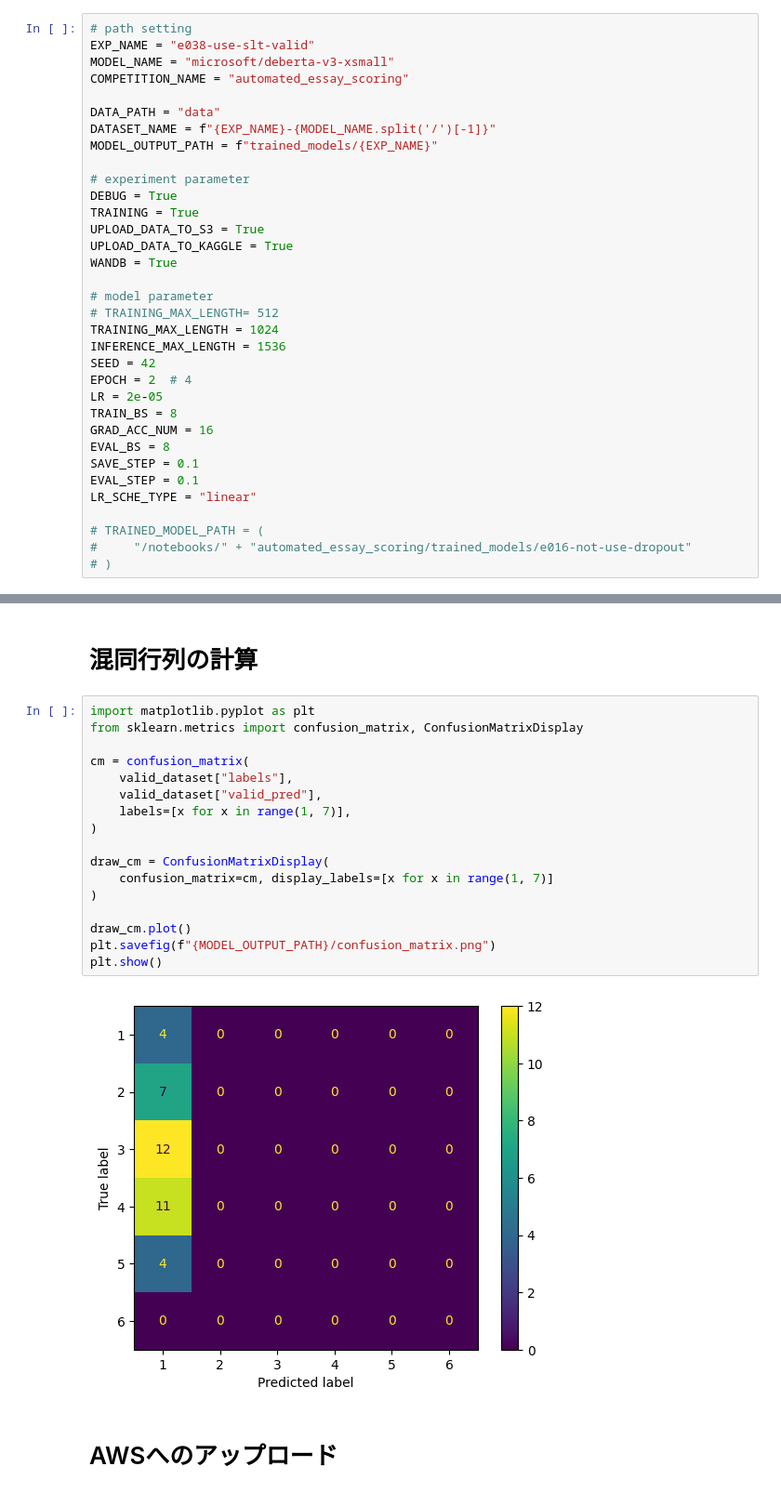
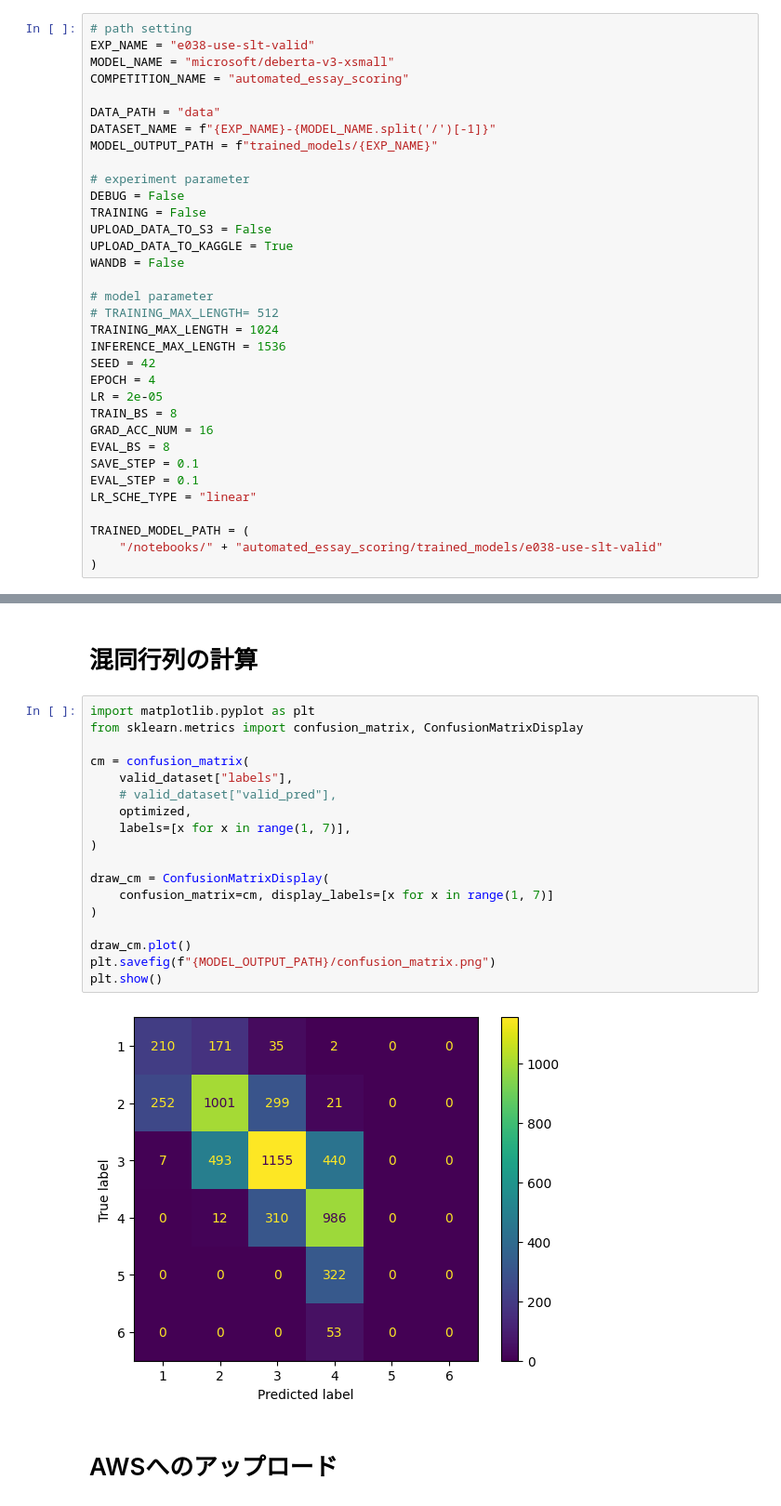
Before and after one commit to sinchir0/automated_essay_scoring, a Jupyter notebook: automated_essay_scoring/exp/exp038.ipynb, the cells around one changed output, grey strips where cells are left out. Shown at 93% size. Drawn from its saved outputs; the diff is of its cells as text.

```diff
--- a/automated_essay_scoring/exp/exp038.ipynb
+++ b/automated_essay_scoring/exp/exp038.ipynb
@@ -12,18 +12,18 @@ DATASET_NAME = f"{EXP_NAME}-{MODEL_NAME.split('/')[-1]}"
 MODEL_OUTPUT_PATH = f"trained_models/{EXP_NAME}"
 
 # experiment parameter
-DEBUG = True
-TRAINING = True
-UPLOAD_DATA_TO_S3 = True
+DEBUG = False
+TRAINING = False
+UPLOAD_DATA_TO_S3 = False
 UPLOAD_DATA_TO_KAGGLE = True
-WANDB = True
+WANDB = False
 
 # model parameter
 # TRAINING_MAX_LENGTH= 512
 TRAINING_MAX_LENGTH = 1024
 INFERENCE_MAX_LENGTH = 1536
 SEED = 42
-EPOCH = 2  # 4
+EPOCH = 4
 LR = 2e-05
 TRAIN_BS = 8
 GRAD_ACC_NUM = 16
@@ -32,9 +32,9 @@ SAVE_STEP = 0.1
 EVAL_STEP = 0.1
 LR_SCHE_TYPE = "linear"
 
-# TRAINED_MODEL_PATH = (
-#     "/notebooks/" + "automated_essay_scoring/trained_models/e016-not-use-dropout"
-# )
+TRAINED_MODEL_PATH = (
+    "/notebooks/" + "automated_essay_scoring/trained_models/e038-use-slt-valid"
+)
 # %%
 !nvidia-smi
 # %% [output]
@@ -752,22 +746,23 @@ with open(f"{MODEL_OUTPUT_PATH}/cv_score.txt", "w") as f:
 # %%
 import matplotlib.pyplot as plt
 from sklearn.metrics import confusion_matrix, ConfusionMatrixDisplay
 
 cm = confusion_matrix(
     valid_dataset["labels"],
-    valid_dataset["valid_pred"],
+    # valid_dataset["valid_pred"],
+    optimized,
     labels=[x for x in range(1, 7)],
 )
 
 draw_cm = ConfusionMatrixDisplay(
     confusion_matrix=cm, display_labels=[x for x in range(1, 7)]
 )
 
 draw_cm.plot()
 plt.savefig(f"{MODEL_OUTPUT_PATH}/confusion_matrix.png")
 plt.show()
 # %% [output]
-[figure, old version]
+[figure, new version]
 # %% [markdown]
 # AWSへのアップロード
 # %%
```
Also changed, not shown: parts of 16 cells of this notebook, 2 other files.
